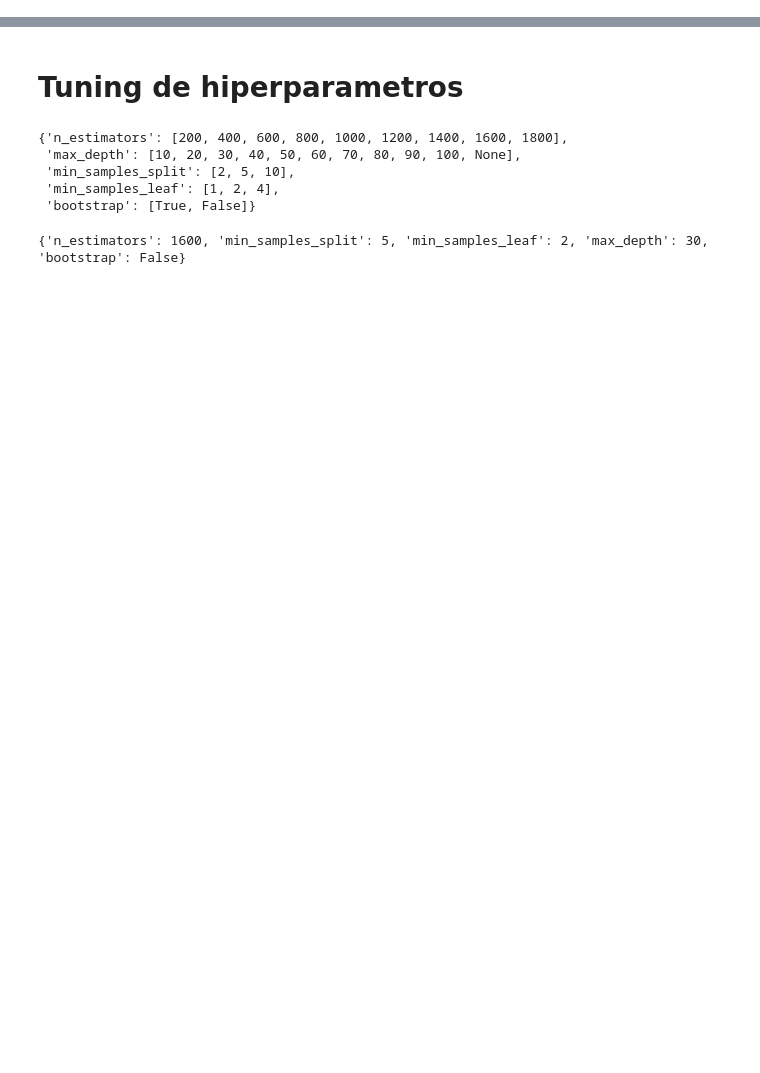
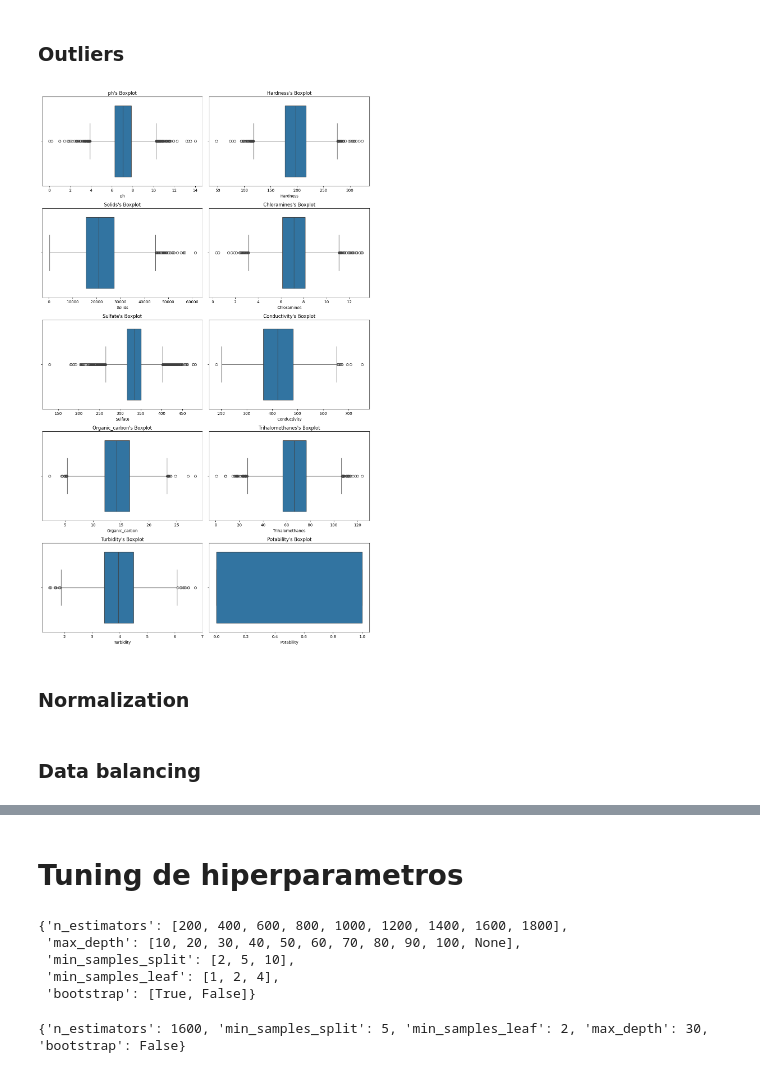
Before and after one commit to Nestor-DS/dl4td_wp, a Jupyter notebook: models/dl4td_random_forest_2.ipynb, the cells around one changed output, grey strips where cells are left out. Drawn from its saved outputs; the diff is of its cells as text; code cells hidden in the pictures; blank space fills up the shorter version.

```diff
--- a/models/dl4td_random_forest_2.ipynb
+++ b/models/dl4td_random_forest_2.ipynb
@@ -145,0 +91,15 @@ dtype: int64
+# %% [markdown]
+### Outliers
+# %%
+plt.figure(figsize=(12,20))
+
+for n, column in enumerate(df_imputed.columns):
+    plt.subplot(5, 2, n+1)
+    sns.boxplot(x=df_imputed[column])
+    plt.xlabel(column)
+    plt.title(f"{column}'s Boxplot")
+
+plt.tight_layout()
+plt.show()
+# %% [output]
+[figure, added]
@@ -145,0 +121,2 @@ dtype: int64
+# %% [markdown]
+### Normalization
@@ -145,0 +137,2 @@ dtype: int64
+# %% [markdown]
+### Data balancing
```
Also changed, not shown: parts of 21 cells of this notebook.
